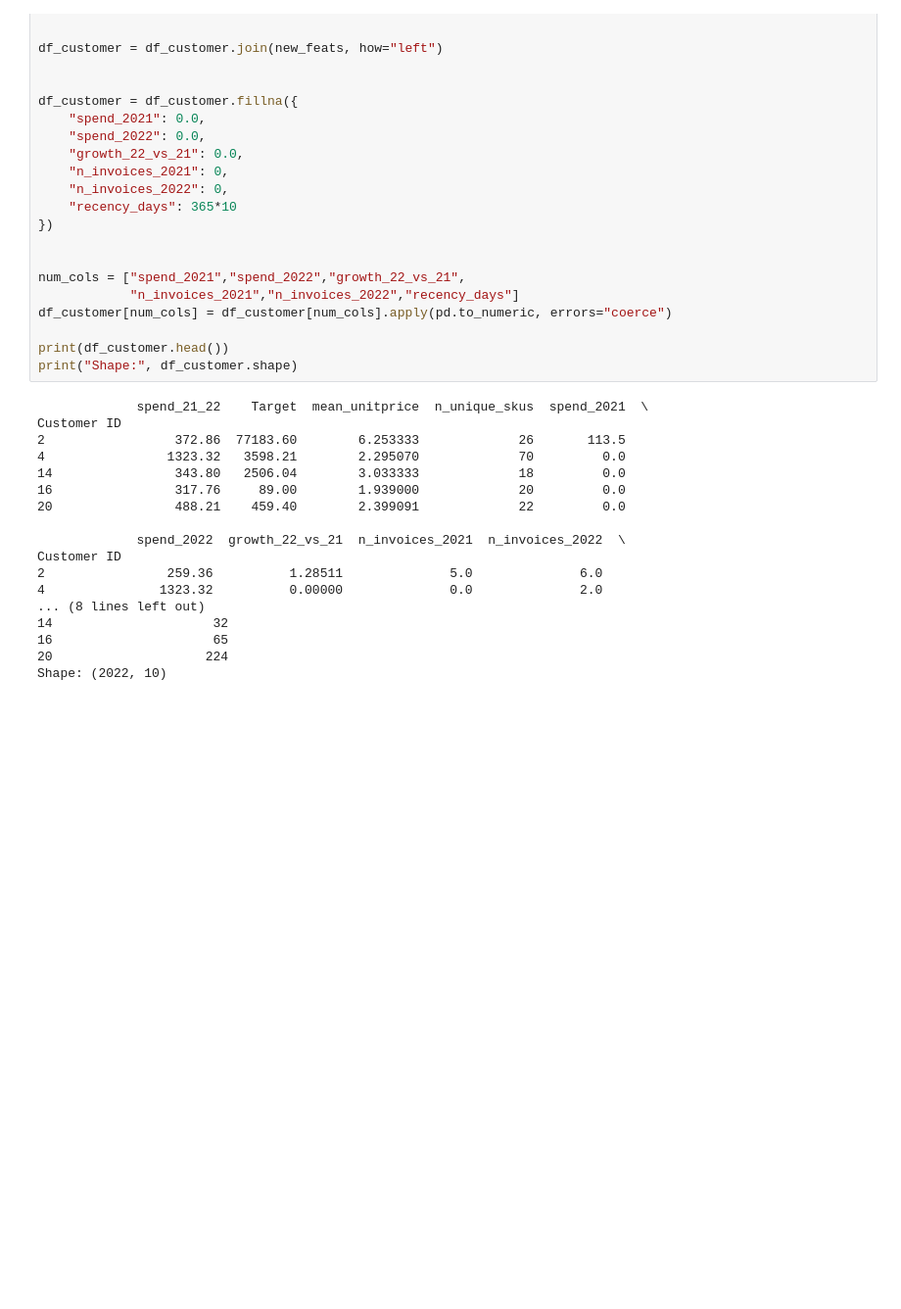
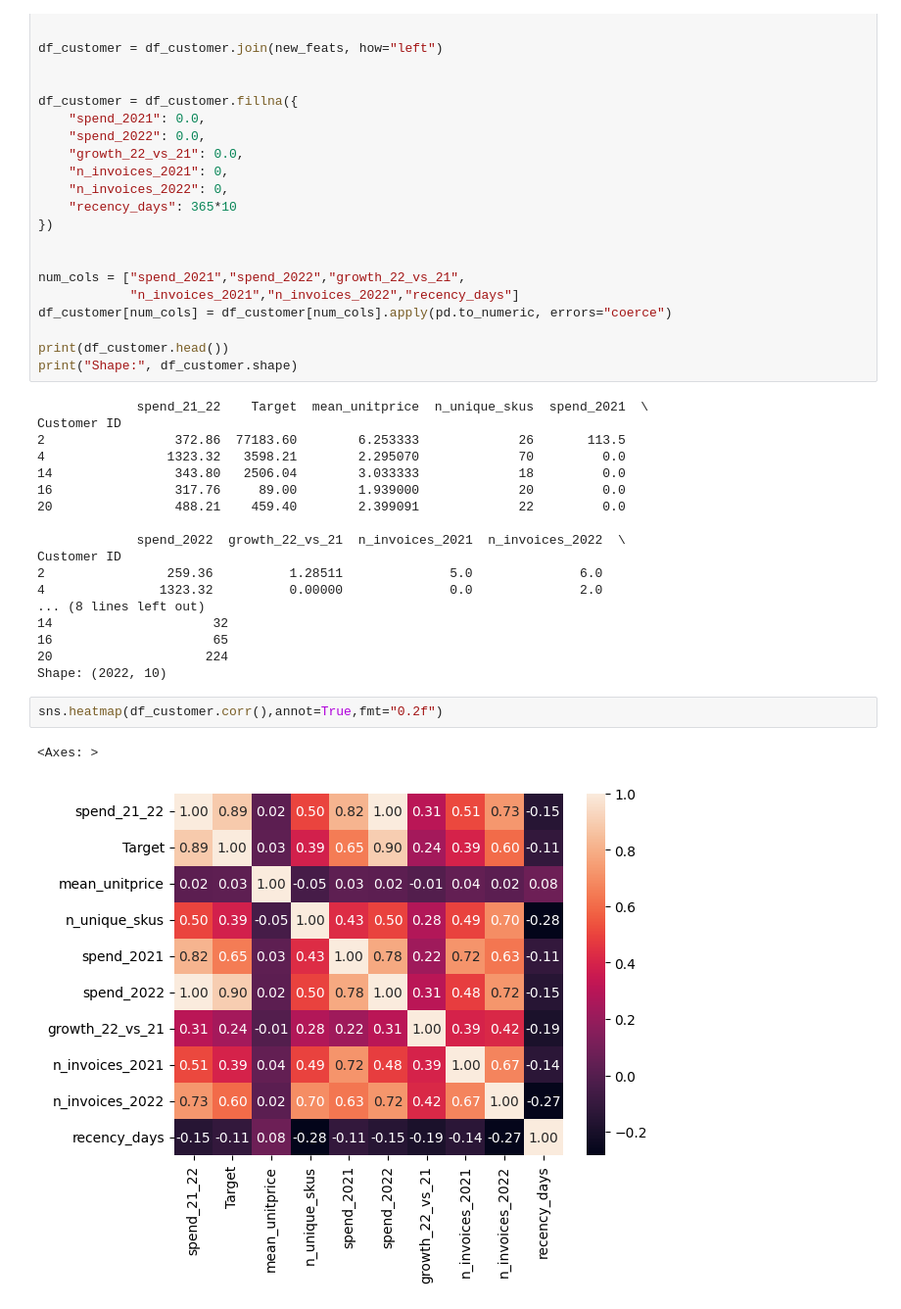
Before and after one commit to Mo-sharifi/retail-2023-spend-prediction, a Jupyter notebook: main.ipynb, the cells around one changed output. Shown at 98% size. Saved outputs shown, nothing was run; the diff lists cells and outputs as text; blank space fills up the shorter version.

Commit message:
Create Heatmap for  Better Feature Selection

```diff
--- a/main.ipynb
+++ b/main.ipynb
@@ -274,3 +274,8 @@ Customer ID
 16                     65
 20                    224
 Shape: (2022, 10)
+# %%
+sns.heatmap(df_customer.corr(),annot=True,fmt="0.2f")
+# %% [output]
+<Axes: >
+[figure, added]
```
